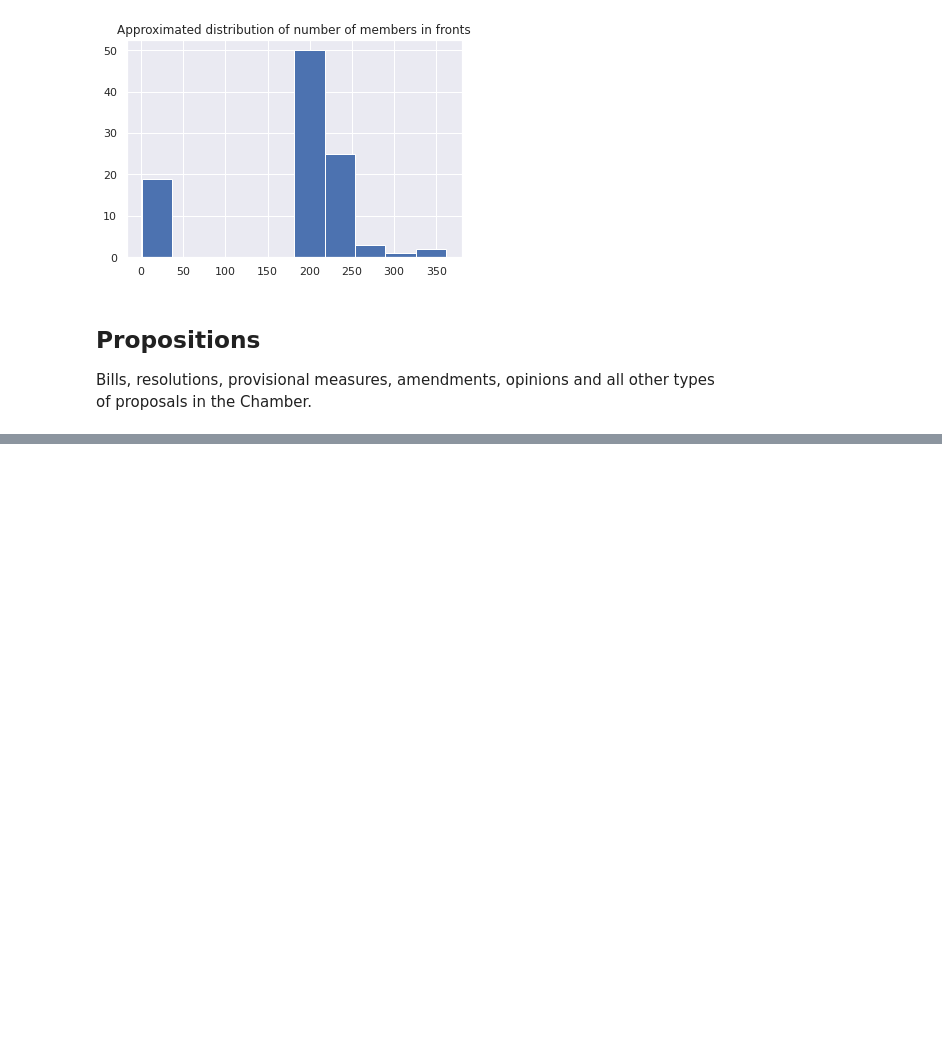
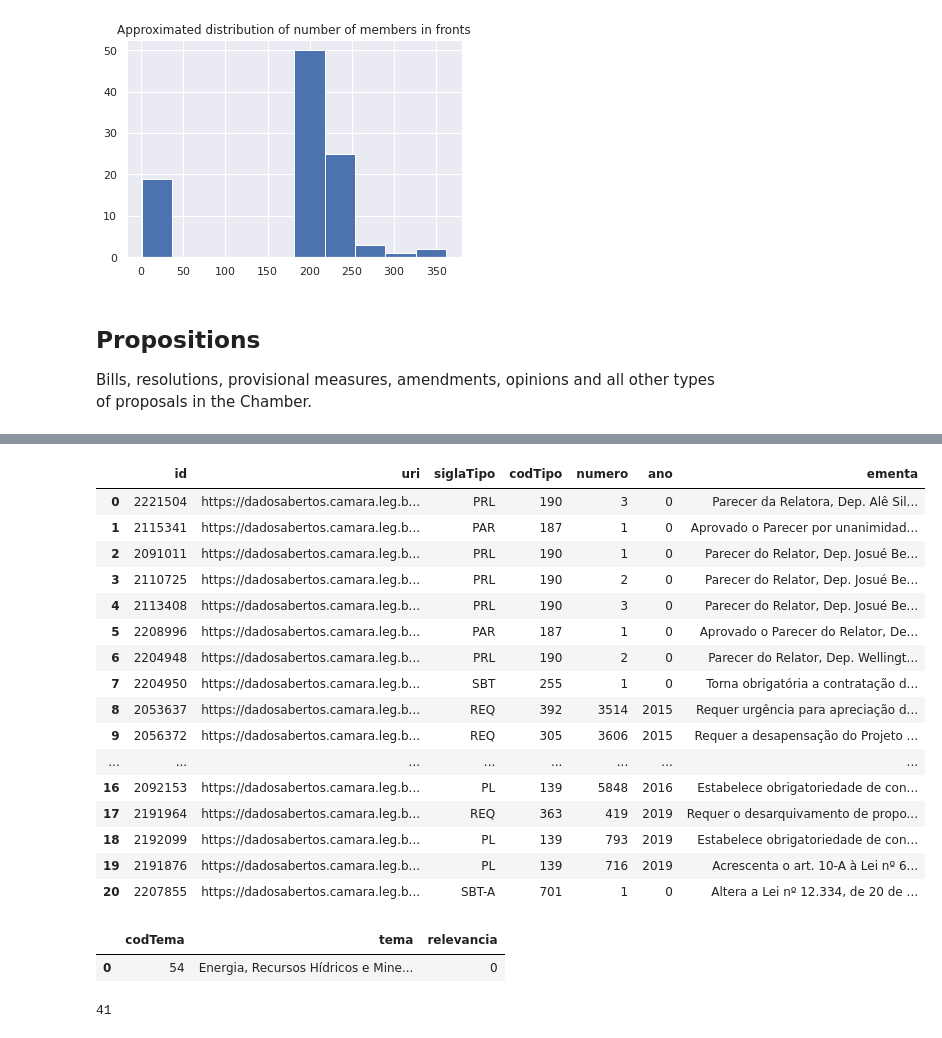
Before and after one commit to lucasmoschen/project-network-science, a Jupyter notebook: notebooks/data_exploration.ipynb, the cells around one changed output, grey strips where cells are left out. Drawn from its saved outputs; the diff is of its cells as text; code cells hidden in the pictures; blank space fills up the shorter version.

```diff
--- a/notebooks/data_exploration.ipynb
+++ b/notebooks/data_exploration.ipynb
@@ -321,0 +350,30 @@ plt.show()
+# %%
+prop = camara.Proposicao(cod=propositions.sample().id.iloc[0])
+prop.relacionadas()
+# %% [output]
+|  | id | uri | siglaTipo | codTipo | numero | ano | ementa |
+| 0 | 2221504 | https://dadosabertos.camara.leg.b... | PRL | 190 | 3 | 0 | Parecer da Relatora, Dep. Alê Sil... |
+| 1 | 2115341 | https://dadosabertos.camara.leg.b... | PAR | 187 | 1 | 0 | Aprovado o Parecer por unanimidad... |
+| 2 | 2091011 | https://dadosabertos.camara.leg.b... | PRL | 190 | 1 | 0 | Parecer do Relator, Dep. Josué Be... |
+| 3 | 2110725 | https://dadosabertos.camara.leg.b... | PRL | 190 | 2 | 0 | Parecer do Relator, Dep. Josué Be... |
+| 4 | 2113408 | https://dadosabertos.camara.leg.b... | PRL | 190 | 3 | 0 | Parecer do Relator, Dep. Josué Be... |
+| 5 | 2208996 | https://dadosabertos.camara.leg.b... | PAR | 187 | 1 | 0 | Aprovado o Parecer do Relator, De... |
+| 6 | 2204948 | https://dadosabertos.camara.leg.b... | PRL | 190 | 2 | 0 | Parecer do Relator, Dep. Wellingt... |
+| 7 | 2204950 | https://dadosabertos.camara.leg.b... | SBT | 255 | 1 | 0 | Torna obrigatória a contratação d... |
+| 8 | 2053637 | https://dadosabertos.camara.leg.b... | REQ | 392 | 3514 | 2015 | Requer urgência para apreciação d... |
+| 9 | 2056372 | https://dadosabertos.camara.leg.b... | REQ | 305 | 3606 | 2015 | Requer a desapensação do Projeto ... |
+| ... | ... | ... | ... | ... | ... | ... | ... |
+| 16 | 2092153 | https://dadosabertos.camara.leg.b... | PL | 139 | 5848 | 2016 | Estabelece obrigatoriedade de con... |
+| 17 | 2191964 | https://dadosabertos.camara.leg.b... | REQ | 363 | 419 | 2019 | Requer o desarquivamento de propo... |
+| 18 | 2192099 | https://dadosabertos.camara.leg.b... | PL | 139 | 793 | 2019 | Estabelece obrigatoriedade de con... |
+| 19 | 2191876 | https://dadosabertos.camara.leg.b... | PL | 139 | 716 | 2019 | Acrescenta o art. 10-A à Lei nº 6... |
+| 20 | 2207855 | https://dadosabertos.camara.leg.b... | SBT-A | 701 | 1 | 0 | Altera a Lei nº 12.334, de 20 de ... |
+# %%
+prop.temas()
+# %% [output]
+|  | codTema | tema | relevancia |
+| 0 | 54 | Energia, Recursos Hídricos e Mine... | 0 |
+# %%
+prop.tramitacoes()[prop.tramitacoes().siglaOrgao=='PLEN'].shape[0]
+# %% [output]
+41
```
Also changed, not shown: parts of 8 cells of this notebook.
